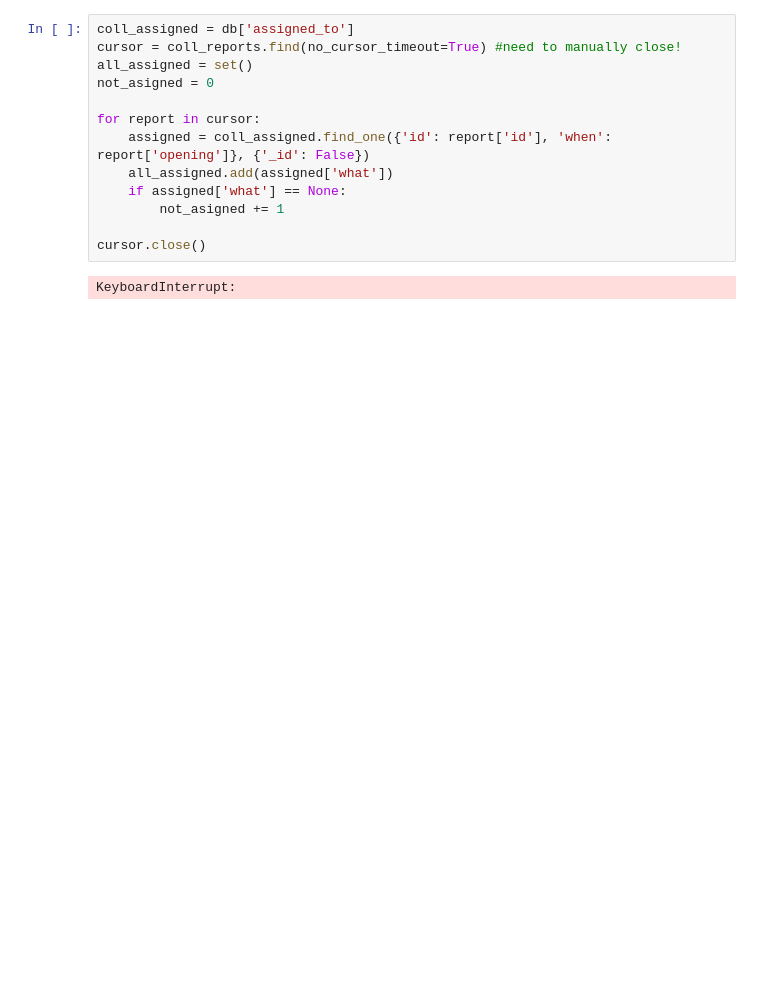
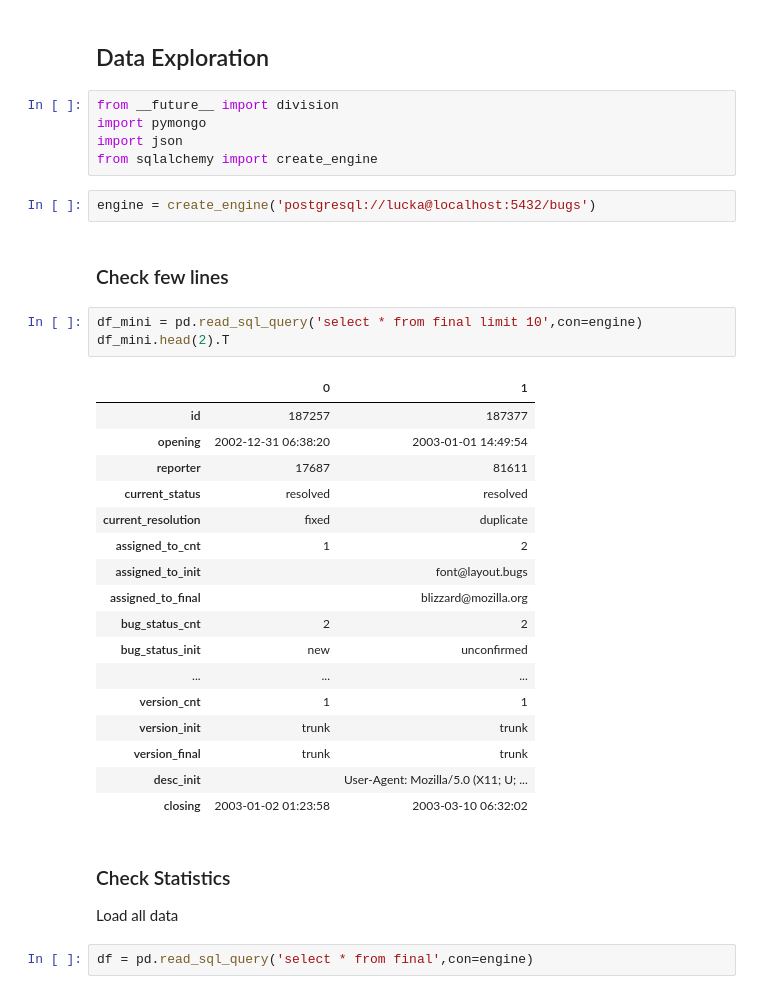
Before and after one commit to luckamolkova/bugs, a Jupyter notebook: src/data_exploration.ipynb, the cells around one changed output. Cells and saved outputs as stored; diff of their text form; blank space fills up the shorter version.

Commit message:
data exploration

```diff
--- a/src/data_exploration.ipynb
+++ b/src/data_exploration.ipynb
@@ -140,15 +1,38 @@ for report in coll_reports.find():
-# %%
-coll_assigned = db['assigned_to']
-cursor = coll_reports.find(no_cursor_timeout=True) #need to manually close!
-all_assigned = set()
-not_asigned = 0
-
-for report in cursor:
-    assigned = coll_assigned.find_one({'id': report['id'], 'when': report['opening']}, {'_id': False})
-    all_assigned.add(assigned['what'])
-    if assigned['what'] == None:
-        not_asigned += 1
-
-cursor.close()
-# %% [output]
-KeyboardInterrupt:
+# %% [markdown]
+## Data Exploration
+# %%
+from __future__ import division
+import pymongo
+import json
+from sqlalchemy import create_engine
+# %%
+engine = create_engine('postgresql://lucka@localhost:5432/bugs')
+# %% [markdown]
+### Check few lines
+# %%
+df_mini = pd.read_sql_query('select * from final limit 10',con=engine)
+df_mini.head(2).T
+# %% [output]
+|  | 0 | 1 |
+| id | 187257 | 187377 |
+| opening | 2002-12-31 06:38:20 | 2003-01-01 14:49:54 |
+| reporter | 17687 | 81611 |
+| current_status | resolved | resolved |
+| current_resolution | fixed | duplicate |
+| assigned_to_cnt | 1 | 2 |
+| assigned_to_init |  | font@layout.bugs |
+| assigned_to_final |  | blizzard@mozilla.org |
+| bug_status_cnt | 2 | 2 |
+| bug_status_init | new | unconfirmed |
+| ... | ... | ... |
+| version_cnt | 1 | 1 |
+| version_init | trunk | trunk |
+| version_final | trunk | trunk |
+| desc_init |  | User-Agent: Mozilla/5.0 (X11; U; ... |
+| closing | 2003-01-02 01:23:58 | 2003-03-10 06:32:02 |
+# %% [markdown]
+### Check Statistics
+
+Load all data
+# %%
+df = pd.read_sql_query('select * from final',con=engine)
```
Also changed, not shown: parts of 29 cells of this notebook, 1 other file.
